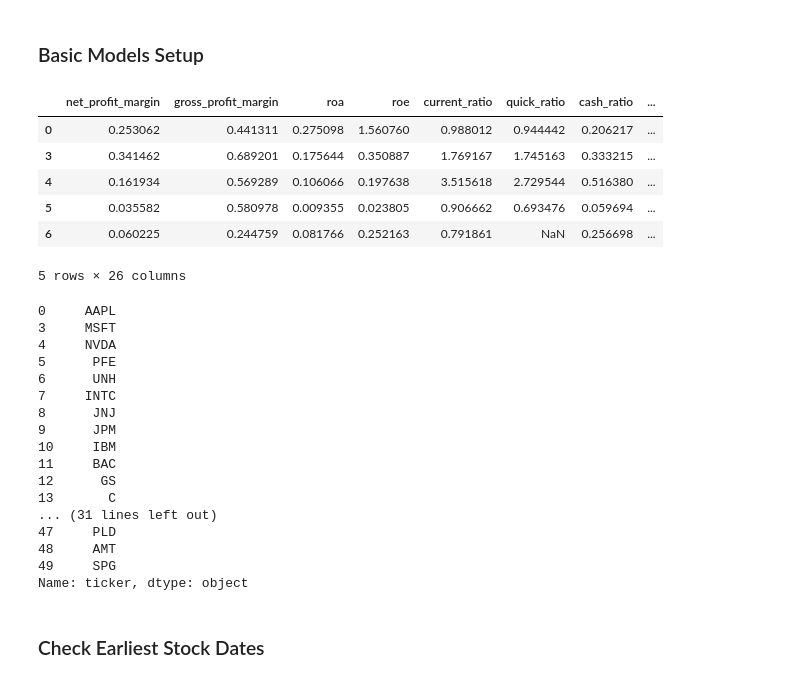
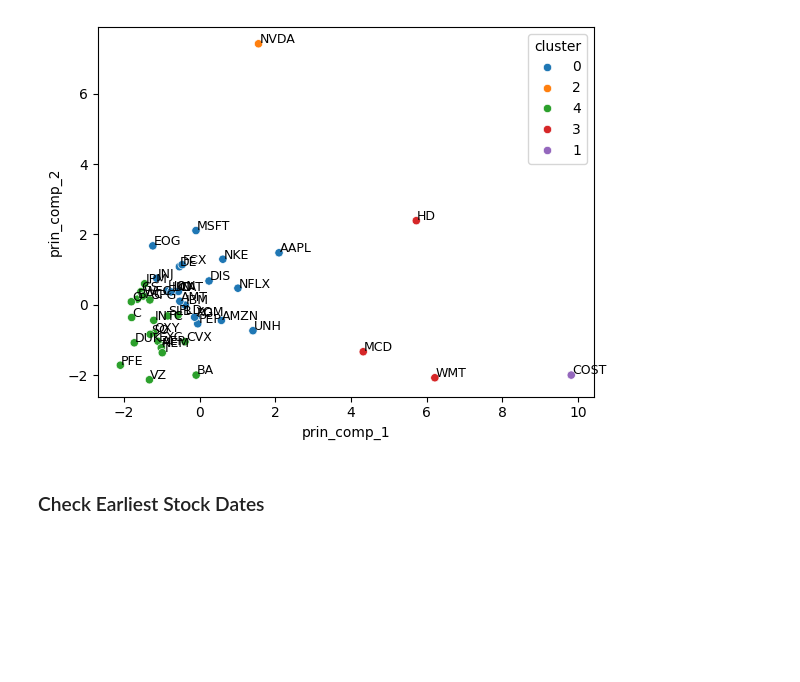
Before and after one commit to Adenegar/InvestmentPortfolio, a Jupyter notebook: src/portfolios.ipynb, the cells around one changed output. Saved outputs shown, nothing was run; the diff lists cells and outputs as text; code cells hidden in the pictures; blank space fills up the shorter version.

```diff
--- a/src/portfolios.ipynb
+++ b/src/portfolios.ipynb
@@ -34,5 +152,7 @@ model = KMeans(n_clusters = 5, random_state=42)
 cluster_labels = model.fit_predict(df_PCA)
 
 # Assign cluster labels
-df_results['cluster'] = cluster_labels
+# df_results['cluster'] = cluster_labels
 df_PCA['cluster'] = cluster_labels
+df_PCA['cluster'] = df_PCA['cluster'].astype(str)
+df_PCA['ticker'] = df_results['ticker']
@@ -46,2 +158,0 @@ sns.scatterplot(data=df_PCA, x='prin_comp_1', y='prin_comp_2', hue='cluster')
-# %% [markdown]
-### Basic Models Setup
@@ -56,33 +159,19 @@ industry_grouped_portfolio = df_results.groupby('Industry').apply(lambda x: x.sa
-# %%
-df_results.head()
-# %% [output]
-|  | net_profit_margin | gross_profit_margin | roa | roe | current_ratio | quick_ratio | cash_ratio | ... |
-| 0 | 0.253062 | 0.441311 | 0.275098 | 1.560760 | 0.988012 | 0.944442 | 0.206217 | ... |
-| 3 | 0.341462 | 0.689201 | 0.175644 | 0.350887 | 1.769167 | 1.745163 | 0.333215 | ... |
-| 4 | 0.161934 | 0.569289 | 0.106066 | 0.197638 | 3.515618 | 2.729544 | 0.516380 | ... |
-| 5 | 0.035582 | 0.580978 | 0.009355 | 0.023805 | 0.906662 | 0.693476 | 0.059694 | ... |
-| 6 | 0.060225 | 0.244759 | 0.081766 | 0.252163 | 0.791861 | NaN | 0.256698 | ... |
-5 rows × 26 columns
-# %%
-df_results["ticker"]
-# %% [output]
-0     AAPL
-3     MSFT
-4     NVDA
-5      PFE
-6      UNH
-7     INTC
-8      JNJ
-9      JPM
-10     IBM
-11     BAC
-12      GS
-13       C
-... (31 lines left out)
-47     PLD
-48     AMT
-49     SPG
-Name: ticker, dtype: object
+# %%
+import seaborn as sns
+import matplotlib.pyplot as plt
+
+sns.scatterplot(data=df_PCA, x='prin_comp_1', y='prin_comp_2', hue='cluster')
+
+# Add labels to each point
+for i, row in df_PCA.iterrows():
+    plt.text(row['prin_comp_1'] + 0.02,  # small offset to avoid overlap
+             row['prin_comp_2'] + 0.02,
+             str(row['ticker']),   # replace with your actual label column
+             fontsize=9)
+
+plt.show()
+# %% [output]
+[figure, added]
 # %% [markdown]
 ### Check Earliest Stock Dates
 # %%
```
Also changed, not shown: parts of 37 cells of this notebook, 12 other files.
